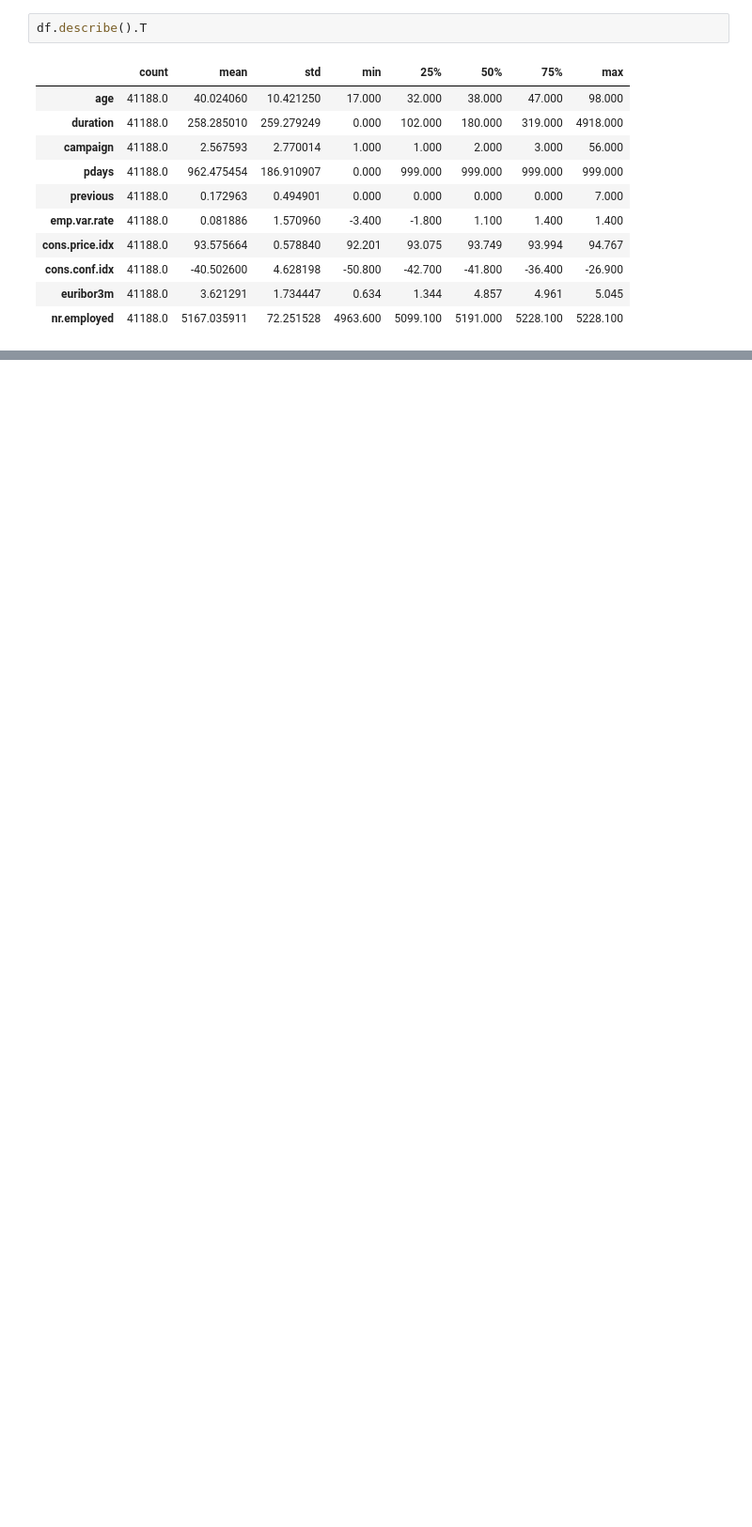
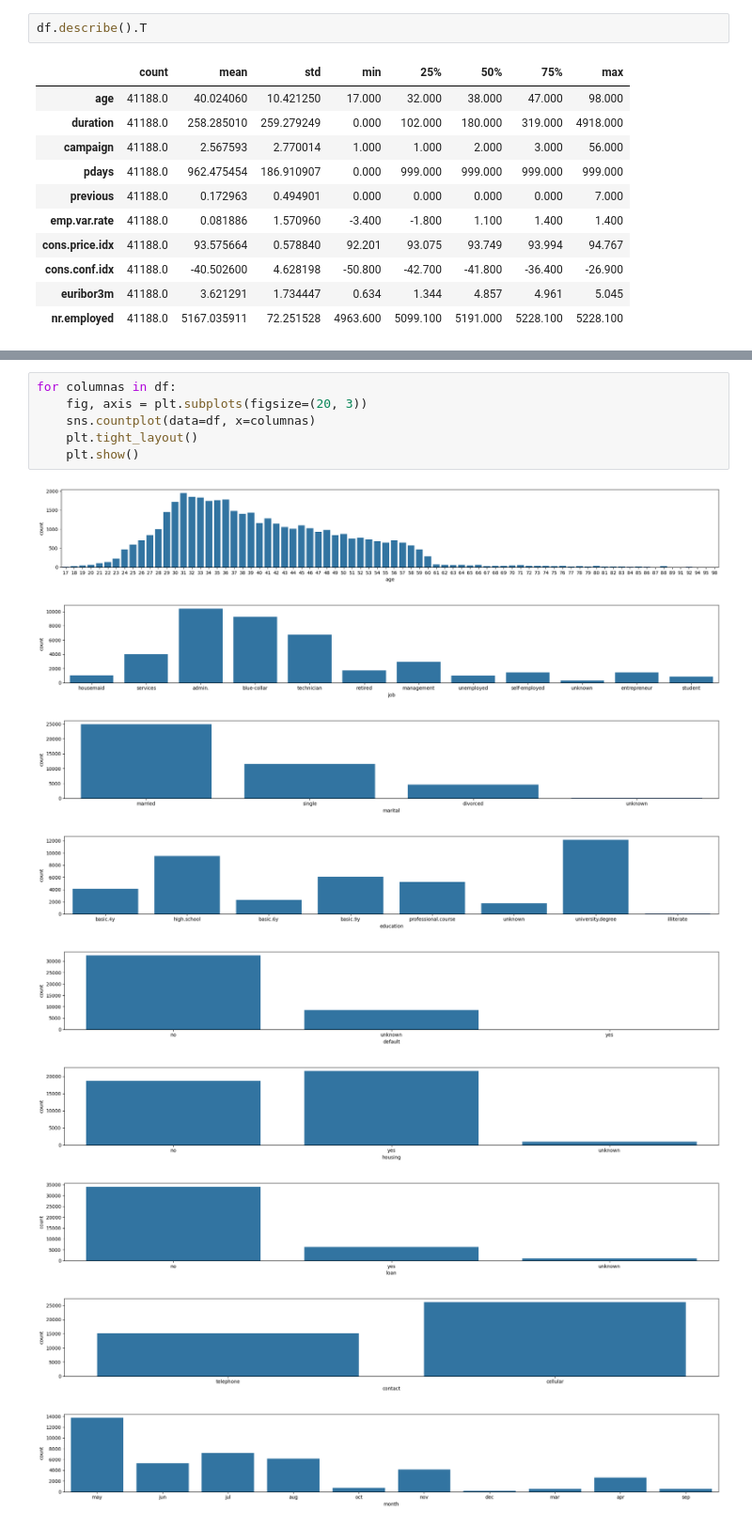
Before and after one commit to Betaniammc/streamlit, a Jupyter notebook: src/01-logistic-regression.ipynb, the cells around one changed output, grey strips where cells are left out. Shown at 94% size. Saved outputs shown, nothing was run; the diff lists cells and outputs as text; blank space fills up the shorter version.

```diff
--- a/src/01-logistic-regression.ipynb
+++ b/src/01-logistic-regression.ipynb
@@ -54,0 +52,16 @@ df.describe().T
+# %%
+for columnas in df:
+    fig, axis = plt.subplots(figsize=(20, 3))
+    sns.countplot(data=df, x=columnas)
+    plt.tight_layout()
+    plt.show()
+# %% [output]
+[figure, added]
+[figure, added]
+[figure, added]
+[figure, added]
+[figure, added]
+[figure, added]
+[figure, added]
+[figure, added]
+[figure, added]
```
Also changed, not shown: parts of 44 cells of this notebook, 3 other files.
